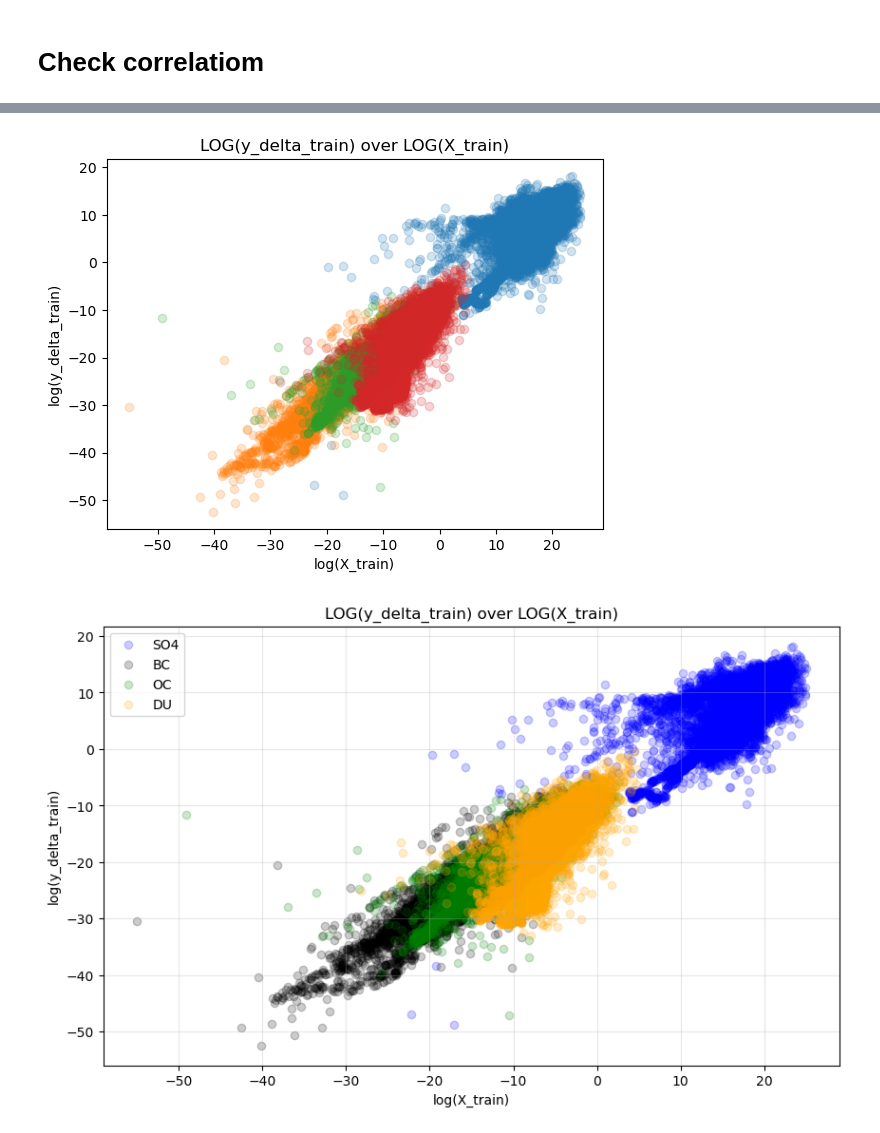
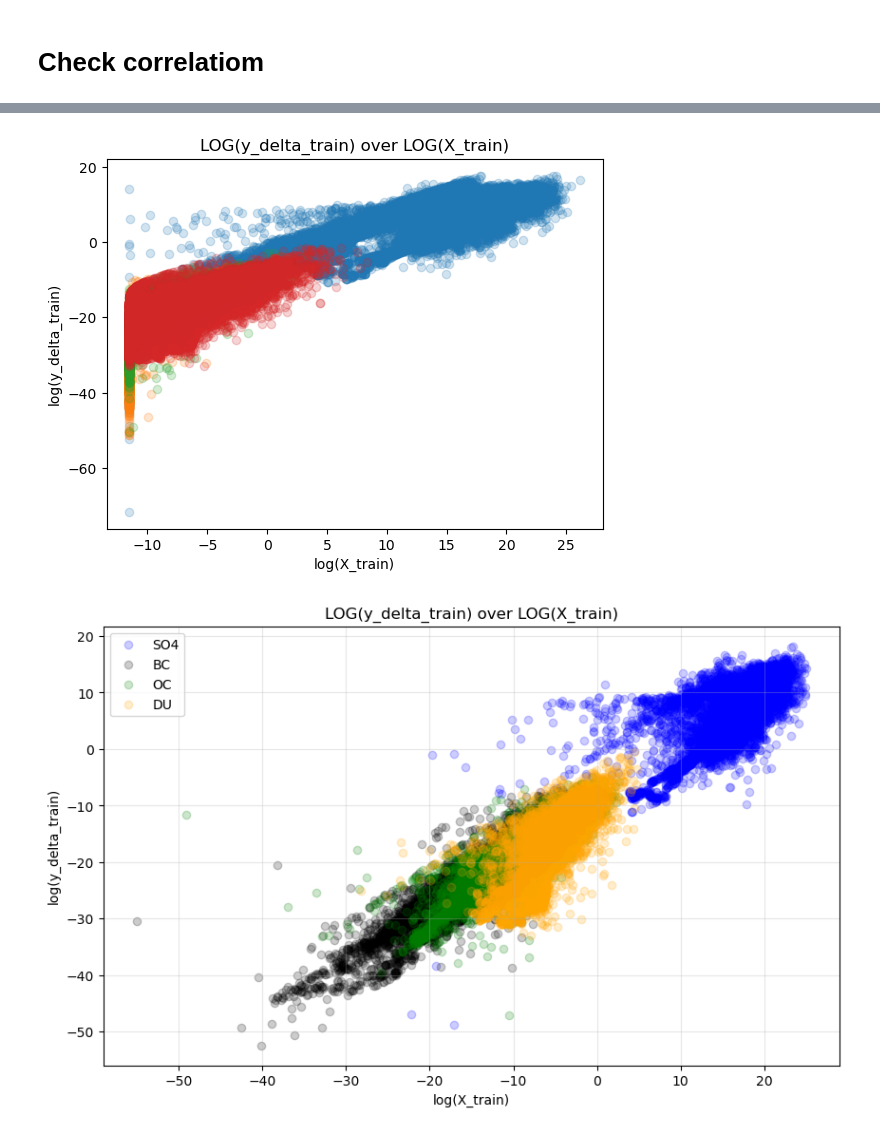
Before and after one commit to kimbente/massconserving_aerosols, a Jupyter notebook: explore_data.ipynb, the cells around one changed output, grey strips where cells are left out. Cells and saved outputs as stored; diff of their text form; code cells hidden in the pictures.

```diff
--- a/explore_data.ipynb
+++ b/explore_data.ipynb
@@ -118,24 +239,25 @@ Text(0.5, 1.0, 'y_delta_train over X_train')
 # %%
 species_indices = {
     'so4': so4_indices,
     'bc': bc_indices,
     'oc': oc_indices,
     'du': du_indices
 }
 
 # It is a sample but this is quite telling!
 for species, indices in species_indices.items():
     # logging both makes it much more linear!
+    # This is actually a subset of the data
     plt.scatter(
-        np.log(X_train_24[np.ix_(random_indices, indices)]),
-        np.log(y_delta_train_24[np.ix_(random_indices, indices)]),
+        np.log(X_train_24[np.ix_(random_indices, indices)] + 1e-5),
+        np.log(np.abs(y_delta_train_24[np.ix_(random_indices, indices)])),
         alpha = 0.2)
 
     plt.xlabel('log(X_train)')
     plt.ylabel('log(y_delta_train)')
     plt.title('LOG(y_delta_train) over LOG(X_train)')
 # %% [output]
-[figure, old version]
+[figure, new version]
 # %%
 import matplotlib.pyplot as plt
 import numpy as np
```
Also changed, not shown: parts of 6 cells of this notebook, 26 other files.
